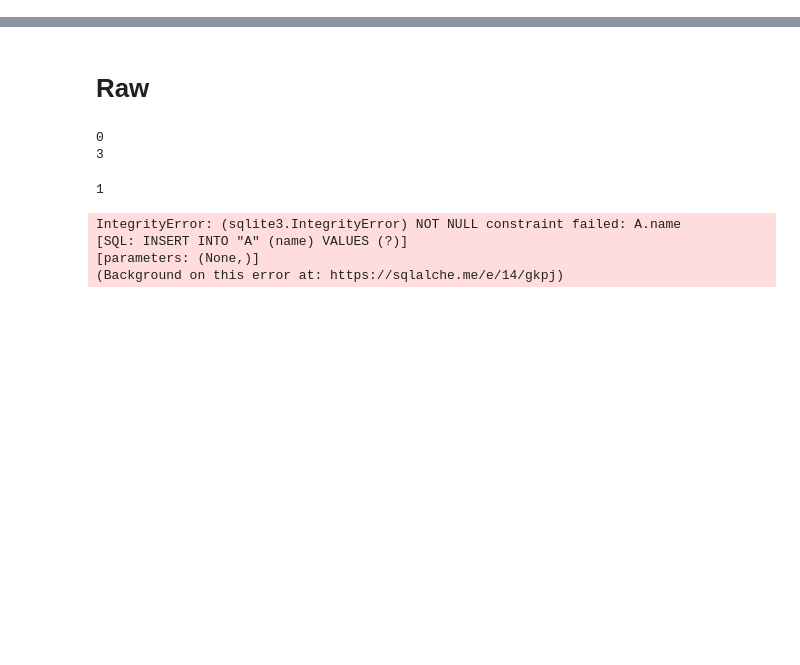
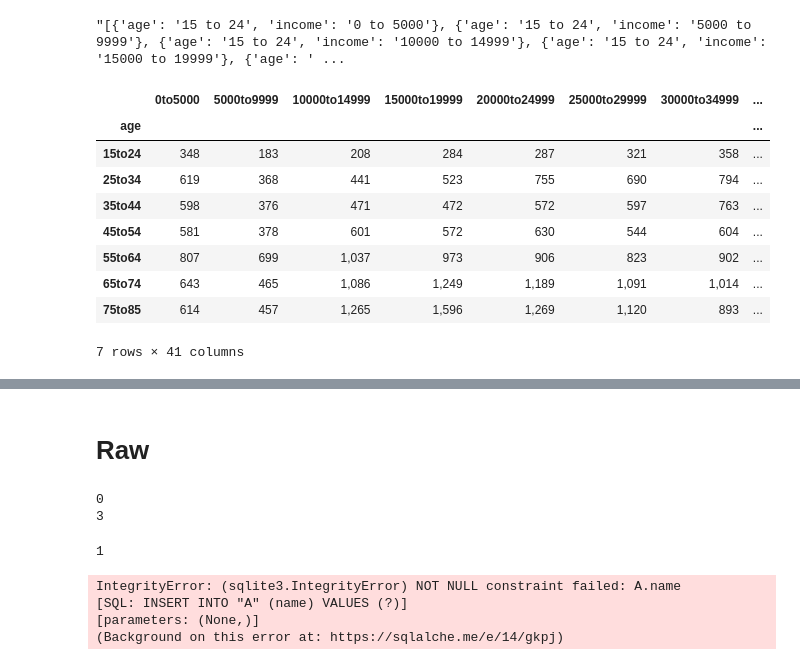
Before and after one commit to drewfeld216/BA2-Game, a Jupyter notebook: Untitled.ipynb, the cells around one changed output, grey strips where cells are left out. Drawn from its saved outputs; the diff is of its cells as text; code cells hidden in the pictures; blank space fills up the shorter version.

```diff
--- a/Untitled.ipynb
+++ b/Untitled.ipynb
@@ -0,0 +3,43 @@
+# %%
+dist = pd.read_csv('Book1.csv')
+
+cols = list(dist.columns)
+cols[0] = 'age'
+cols[1] = '$0 to $5,000'
+#cols[-1] = '200000 to 300000'
+dist.columns = cols
+dist.columns = dist.columns.str.replace(',','').str.replace(' ', '').str.replace('$', '', regex=False).str.replace('to', ' to ').str.replace('andover', ' and over')
+
+dist = dist.set_index('age')
+dist.index = ( dist.index.str.replace('.', '', regex=False).str.replace('years', '').str
+                     .replace(' ', '').str.replace('to', ' to ').str.replace('andover', ' and over') )
+
+cats = []
+freqs = []
+def r_int(s):
+    try:
+        return int(s)
+    except:
+        return int(s.replace(',',''))
+
+for age in dist.index:
+    for income in dist.columns:
+        cats.append({'age':age, 'income':income})
+        freqs.append(r_int(dist.loc[age, income]))
+# %%
+str(cats)
+# %% [output]
+"[{'age': '15 to 24', 'income': '0 to 5000'}, {'age': '15 to 24', 'income': '5000 to 9999'}, {'age': '15 to 24', 'income': '10000 to 14999'}, {'age': '15 to 24', 'income': '15000 to 19999'}, {'age': ' ...
+# %%
+dist
+# %% [output]
+|  | 0to5000 | 5000to9999 | 10000to14999 | 15000to19999 | 20000to24999 | 25000to29999 | 30000to34999 | ... |
+| age |  |  |  |  |  |  |  | ... |
+| 15to24 | 348 | 183 | 208 | 284 | 287 | 321 | 358 | ... |
+| 25to34 | 619 | 368 | 441 | 523 | 755 | 690 | 794 | ... |
+| 35to44 | 598 | 376 | 471 | 472 | 572 | 597 | 763 | ... |
+| 45to54 | 581 | 378 | 601 | 572 | 630 | 544 | 604 | ... |
+| 55to64 | 807 | 699 | 1,037 | 973 | 906 | 823 | 902 | ... |
+| 65to74 | 643 | 465 | 1,086 | 1,249 | 1,189 | 1,091 | 1,014 | ... |
+| 75to85 | 614 | 457 | 1,265 | 1,596 | 1,269 | 1,120 | 893 | ... |
+7 rows × 41 columns
```
Also changed, not shown: parts of 23 cells of this notebook, 6 other files.
